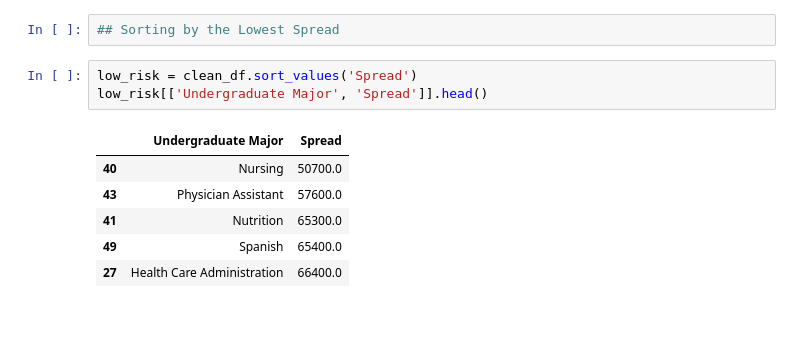
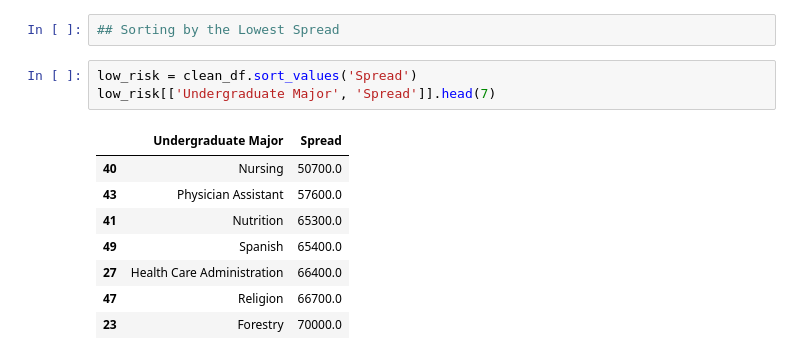
Before and after one commit to SiracencoSerghei/Bootcamp_Python, a Jupyter notebook: day_72/main.ipynb, the cells around one changed output. Drawn from its saved outputs; the diff is of its cells as text; blank space fills up the shorter version.

```diff
--- a/day_72/main.ipynb
+++ b/day_72/main.ipynb
@@ -209,11 +209,13 @@ clean_df.head()
 ## Sorting by the Lowest Spread
 # %%
 low_risk = clean_df.sort_values('Spread')
-low_risk[['Undergraduate Major', 'Spread']].head()
+low_risk[['Undergraduate Major', 'Spread']].head(7)
 # %% [output]
 |  | Undergraduate Major | Spread |
 | 40 | Nursing | 50700.0 |
 | 43 | Physician Assistant | 57600.0 |
 | 41 | Nutrition | 65300.0 |
 | 49 | Spanish | 65400.0 |
 | 27 | Health Care Administration | 66400.0 |
+| 47 | Religion | 66700.0 |
+| 23 | Forestry | 70000.0 |
```
Also changed, not shown: parts of 1 cell of this notebook.
